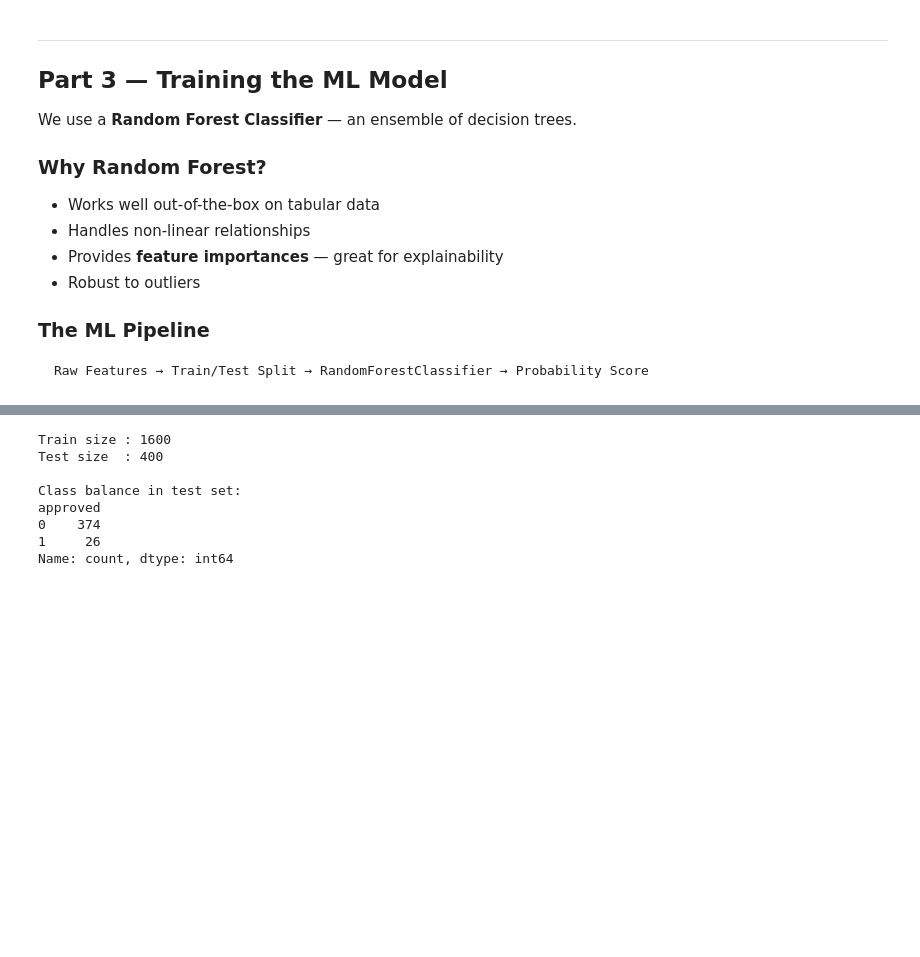
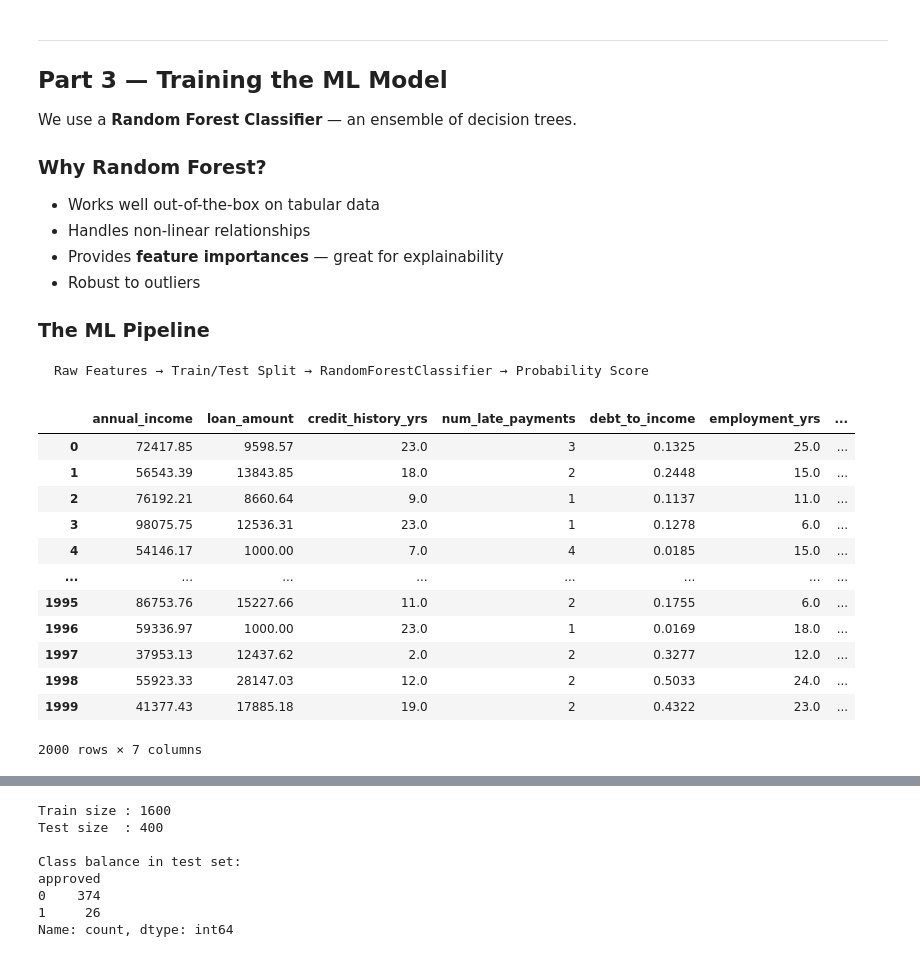
Before and after one commit to ash322ash422/tut_ml, a Jupyter notebook: projects/finance_credit_risk_analyzer_streamlit_openai_ml/notebook.ipynb, the cells around one changed output, grey strips where cells are left out. Cells and saved outputs as stored; diff of their text form; code cells hidden in the pictures; blank space fills up the shorter version.

```diff
--- a/projects/finance_credit_risk_analyzer_streamlit_openai_ml/notebook.ipynb
+++ b/projects/finance_credit_risk_analyzer_streamlit_openai_ml/notebook.ipynb
@@ -222,3 +236,19 @@ FEATURES = [
 
 X = df[FEATURES]
 y = df['approved']
+# %%
+X
+# %% [output]
+|  | annual_income | loan_amount | credit_history_yrs | num_late_payments | debt_to_income | employment_yrs | ... |
+| 0 | 72417.85 | 9598.57 | 23.0 | 3 | 0.1325 | 25.0 | ... |
+| 1 | 56543.39 | 13843.85 | 18.0 | 2 | 0.2448 | 15.0 | ... |
+| 2 | 76192.21 | 8660.64 | 9.0 | 1 | 0.1137 | 11.0 | ... |
+| 3 | 98075.75 | 12536.31 | 23.0 | 1 | 0.1278 | 6.0 | ... |
+| 4 | 54146.17 | 1000.00 | 7.0 | 4 | 0.0185 | 15.0 | ... |
+| ... | ... | ... | ... | ... | ... | ... | ... |
+| 1995 | 86753.76 | 15227.66 | 11.0 | 2 | 0.1755 | 6.0 | ... |
+| 1996 | 59336.97 | 1000.00 | 23.0 | 1 | 0.0169 | 18.0 | ... |
+| 1997 | 37953.13 | 12437.62 | 2.0 | 2 | 0.3277 | 12.0 | ... |
+| 1998 | 55923.33 | 28147.03 | 12.0 | 2 | 0.5033 | 24.0 | ... |
+| 1999 | 41377.43 | 17885.18 | 19.0 | 2 | 0.4322 | 23.0 | ... |
+2000 rows × 7 columns
```
Also changed, not shown: parts of 15 cells of this notebook, 36 other files.
